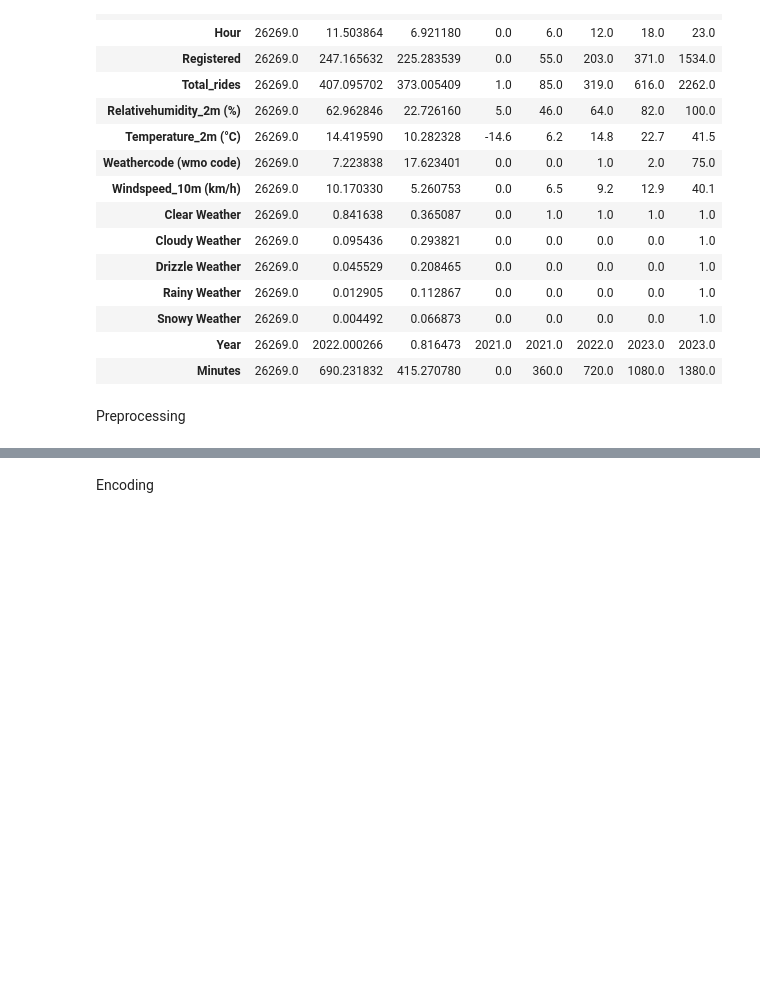
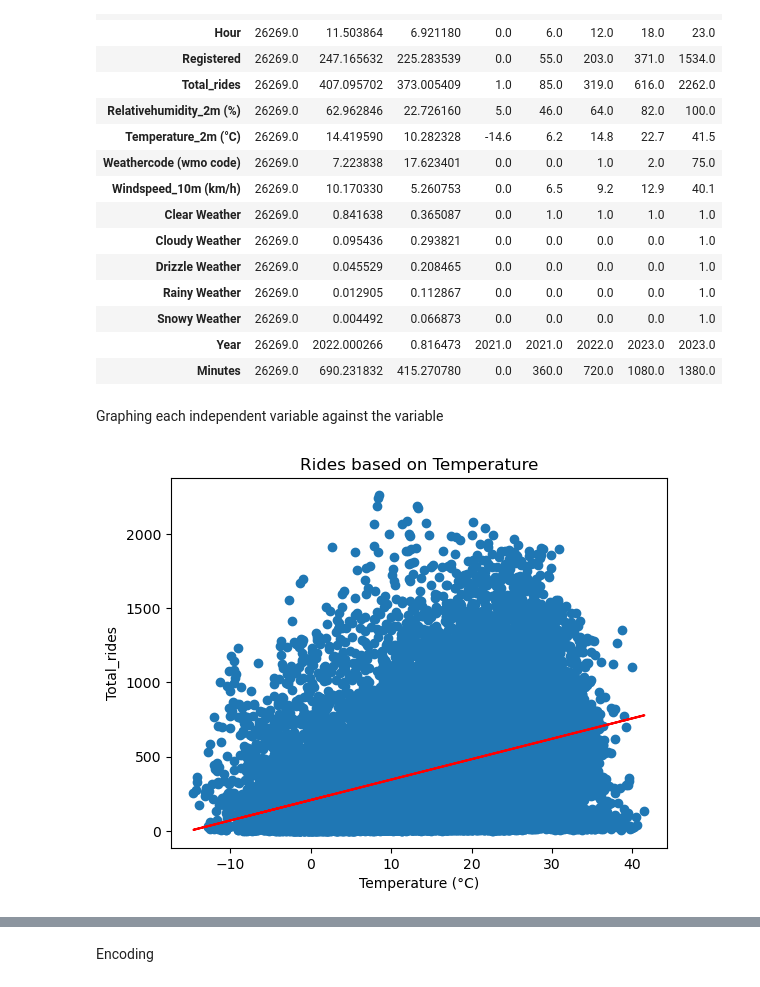
Before and after one commit to Godwin-Oti/Capital-Bike-Share-ED-Analysis-ML, a Jupyter notebook: ML/Daily_Hourly_Ride_Predictiton.ipynb, the cells around one changed output, grey strips where cells are left out. Drawn from its saved outputs; the diff is of its cells as text; code cells hidden in the pictures; blank space fills up the shorter version.

```diff
--- a/ML/Daily_Hourly_Ride_Predictiton.ipynb
+++ b/ML/Daily_Hourly_Ride_Predictiton.ipynb
@@ -717,5 +87,23 @@ hourly.describe().T
 | Snowy Weather | 26269.0 | 0.004492 | 0.066873 | 0.0 | 0.0 | 0.0 | 0.0 | 1.0 |
 | Year | 26269.0 | 2022.000266 | 0.816473 | 2021.0 | 2021.0 | 2022.0 | 2023.0 | 2023.0 |
 | Minutes | 26269.0 | 690.231832 | 415.270780 | 0.0 | 360.0 | 720.0 | 1080.0 | 1380.0 |
-# %% [markdown]
-Preprocessing
+# %% [markdown]
+Graphing each independent variable against the variable
+# %%
+
+# Temperature
+# plotting Temperature against Total rides
+plt.scatter(x=hourly["Temperature_2m (°C)"], y=hourly["Total_rides"])
+plt.title("Rides based on Temperature")
+plt.ylabel("Total_rides")
+plt.xlabel("Temperature (°C)")
+
+# Fit a linear regression line
+x = hourly["Temperature_2m (°C)"]
+y = hourly["Total_rides"]
+m, b = np.polyfit(x, y, 1)
+plt.plot(x, m*x + b, color='red')  # adding the linear line
+
+plt.show()
+# %% [output]
+[figure, added]
```
Also changed, not shown: parts of 118 cells of this notebook.
